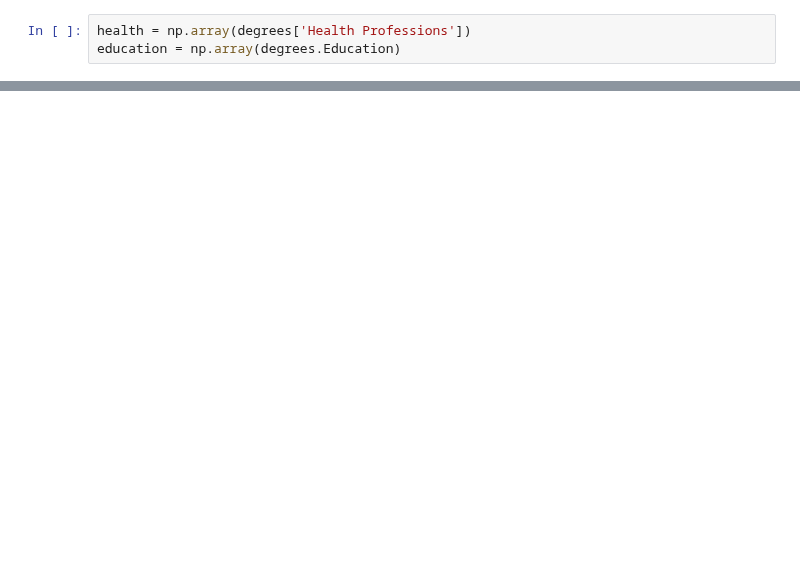
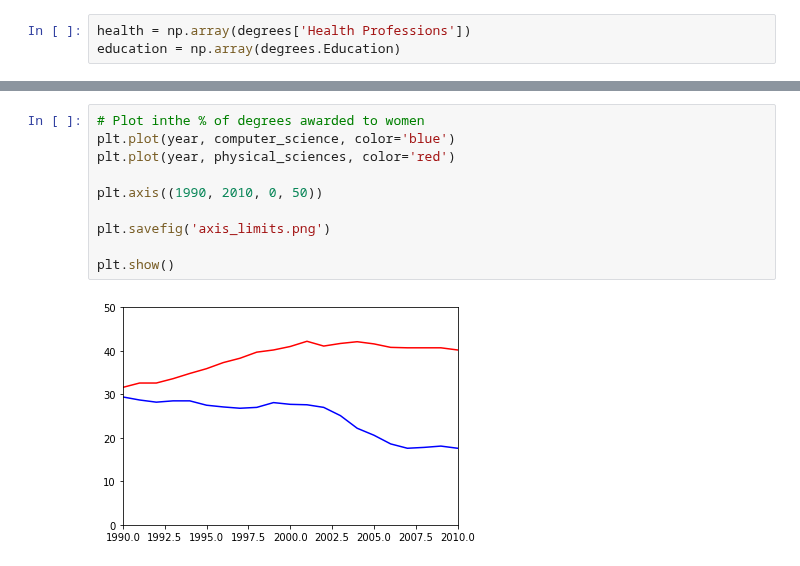
Before and after one commit to MikSm1th/datacamp_notes, a Jupyter notebook: introduction_to_data_visualization_with_python/customizing_plots.ipynb, the cells around one changed output, grey strips where cells are left out. Saved outputs shown, nothing was run; the diff lists cells and outputs as text; blank space fills up the shorter version.

```diff
--- a/introduction_to_data_visualization_with_python/customizing_plots.ipynb
+++ b/introduction_to_data_visualization_with_python/customizing_plots.ipynb
@@ -134,0 +197,12 @@ plt.show()
+# %%
+# Plot inthe % of degrees awarded to women
+plt.plot(year, computer_science, color='blue')
+plt.plot(year, physical_sciences, color='red')
+
+plt.axis((1990, 2010, 0, 50))
+
+plt.savefig('axis_limits.png')
+
+plt.show()
+# %% [output]
+[figure, added]
```
Also changed, not shown: parts of 14 cells of this notebook, 3 other files.
